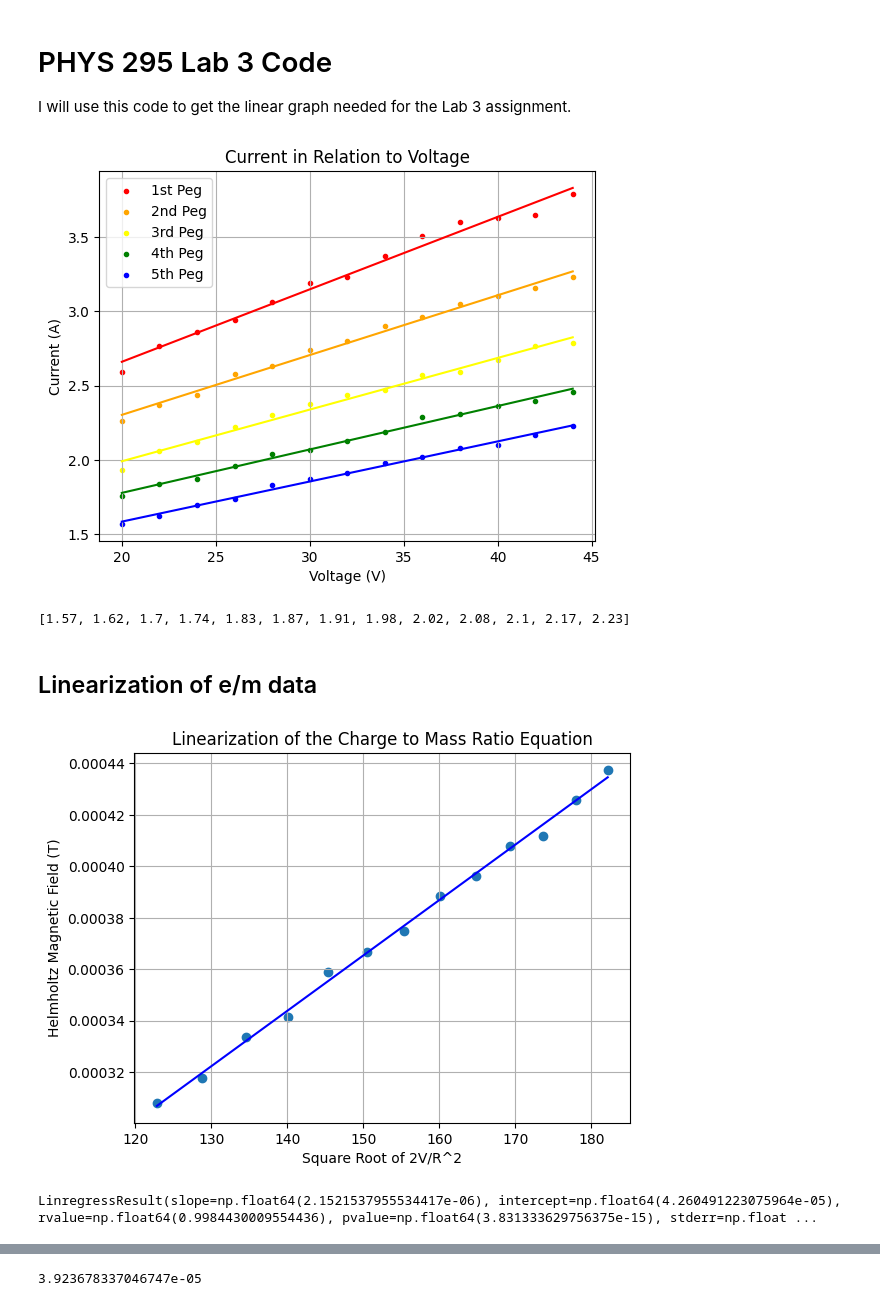
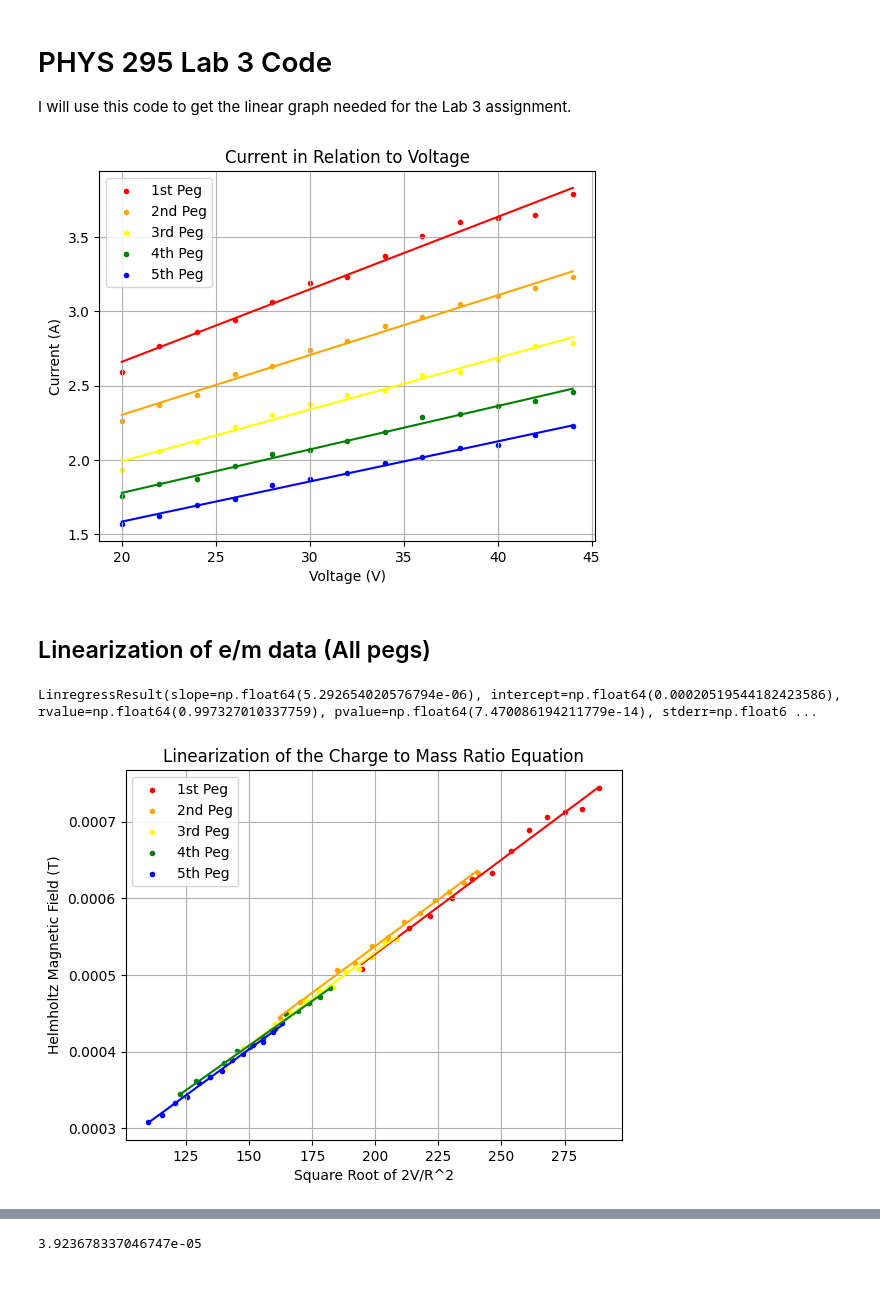
Before and after one commit to TaiwoOged/PHYS295-Lab-3-Data, a Jupyter notebook: Lab 3(Charge-to-Mass Ratio).ipynb, the cells around one changed output, grey strips where cells are left out. Drawn from its saved outputs; the diff is of its cells as text; code cells hidden in the pictures.

```diff
--- a/Lab 3(Charge-to-Mass Ratio).ipynb
+++ b/Lab 3(Charge-to-Mass Ratio).ipynb
@@ -46,31 +46,56 @@ plt.title("Current in Relation to Voltage")
 plt.xlabel('Voltage (V)')
 plt.ylabel('Current (A)')
 plt.show()
-print(data[1][4])
+#print(data[1][4])
 # %% [output]
 [figure]
-[1.57, 1.62, 1.7, 1.74, 1.83, 1.87, 1.91, 1.98, 2.02, 2.08, 2.1, 2.17, 2.23]
 # %% [markdown]
-## Linearization of e/m data
+## Linearization of e/m data (All pegs)
-# %%
-plt.figure()
-helmholtzB = [(8*72*(4*np.pi*(10**-7))*x)/(np.sqrt(125)*0.33) for x in data[1][4]]
-respondant = [np.sqrt((2*x)/(0.0515**2)) for x in data[0]]
-plt.scatter(respondant, helmholtzB)
-x_val = np.array(respondant)
-x_ax, y_ax = np.polyfit(respondant, helmholtzB, 1)
-plt.plot(x_val, x_ax*x_val+y_ax, color=rainbow[4]) #add line of best fit to plot
-plt.grid()
-plt.title("Linearization of the Charge to Mass Ratio Equation")
-plt.xlabel('Square Root of 2V/R^2')
-plt.ylabel('Helmholtz Magnetic Field (T)')
-plt.show()
-# %% [output]
-[figure, old version]
 # %%
-stat = stats.linregress(x_val, helmholtzB)
+helmholtzB_1 = [(8*72*(4*np.pi*(10**-7))*x)/(np.sqrt(125)*0.33) for x in data[1][0]]
+respondant_1 = [np.sqrt((2*x)/(0.0325**2)) for x in data[0]]
+stat_1= stats.linregress(x_val, helmholtzB_1)
+
+helmholtzB_2 = [(8*72*(4*np.pi*(10**-7))*x)/(np.sqrt(125)*0.33) for x in data[1][1]]
+respondant_2 = [np.sqrt((2*x)/(0.039**2)) for x in data[0]]
+stat_2= stats.linregress(x_val, helmholtzB_2)
+
+helmholtzB_3 = [(8*72*(4*np.pi*(10**-7))*x)/(np.sqrt(125)*0.33) for x in data[1][2]]
+respondant_3 = [np.sqrt((2*x)/(0.045**2)) for x in data[0]]
+stat_3= stats.linregress(x_val, helmholtzB_3)
+
+helmholtzB_4 = [(8*72*(4*np.pi*(10**-7))*x)/(np.sqrt(125)*0.33) for x in data[1][3]]
+respondant_4 = [np.sqrt((2*x)/(0.0515**2)) for x in data[0]]
+stat_4= stats.linregress(x_val, helmholtzB_4)
+
+helmholtzB_5 = [(8*72*(4*np.pi*(10**-7))*x)/(np.sqrt(125)*0.33) for x in data[1][4]]
+respondant_5 = [np.sqrt((2*x)/(0.0575**2)) for x in data[0]]
+stat_5= stats.linregress(x_val, helmholtzB_5)
 #stat = stats.linregress(x_val, x_ax*x_val+y_ax)
-print(stat)
+print(stat_5)
 # %% [output]
-LinregressResult(slope=np.float64(2.1521537955534417e-06), intercept=np.float64(4.260491223075964e-05), rvalue=np.float64(0.9984430009554436), pvalue=np.float64(3.831333629756375e-15), stderr=np.float ...
+LinregressResult(slope=np.float64(5.292654020576794e-06), intercept=np.float64(0.00020519544182423586), rvalue=np.float64(0.997327010337759), pvalue=np.float64(7.470086194211779e-14), stderr=np.float6 ...
+# %%
+plt.figure()
+
+plt.scatter(respondant_1, helmholtzB_1, marker=".", color=rainbow[0])
+plt.scatter(respondant_2, helmholtzB_2, marker=".", color=rainbow[1])
+plt.scatter(respondant_3, helmholtzB_3, marker=".", color=rainbow[2])
+plt.scatter(respondant_4, helmholtzB_4, marker=".", color=rainbow[3])
+plt.scatter(respondant_5, helmholtzB_5, marker=".", color=rainbow[4])
+
+r1 = np.array(respondant_1); x_ax, y_ax = np.polyfit(r1, helmholtzB_1, 1); plt.plot(r1, x_ax*r1+y_ax, color=rainbow[0])
+r2 = np.array(respondant_2); x_ax, y_ax = np.polyfit(r2, helmholtzB_2, 1); plt.plot(r2, x_ax*r2+y_ax, color=rainbow[1])
+r3 = np.array(respondant_3); x_ax, y_ax = np.polyfit(r3, helmholtzB_3, 1); plt.plot(r3, x_ax*r3+y_ax, color=rainbow[2])
+r4 = np.array(respondant_4); x_ax, y_ax = np.polyfit(r4, helmholtzB_4, 1); plt.plot(r4, x_ax*r4+y_ax, color=rainbow[3])
+r5 = np.array(respondant_5); x_ax, y_ax = np.polyfit(r5, helmholtzB_5, 1); plt.plot(r5, x_ax*r5+y_ax, color=rainbow[4])
+
+plt.legend(['1st Peg', '2nd Peg', '3rd Peg', '4th Peg', '5th Peg'], loc="upper left")
+plt.grid()
+plt.title("Linearization of the Charge to Mass Ratio Equation")
+plt.xlabel('Square Root of 2V/R^2')
+plt.ylabel('Helmholtz Magnetic Field (T)')
+plt.show()
+# %% [output]
+[figure, new version]
 # %%
```
Also changed, not shown: parts of 1 cell of this notebook.
